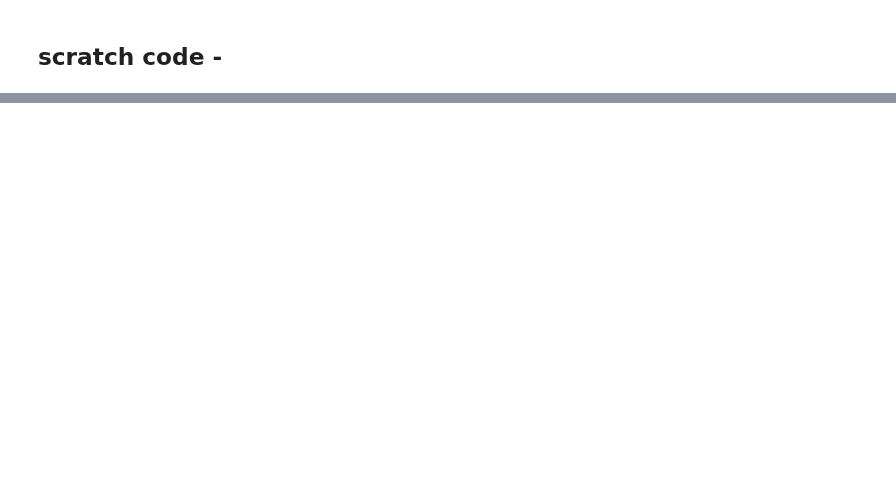
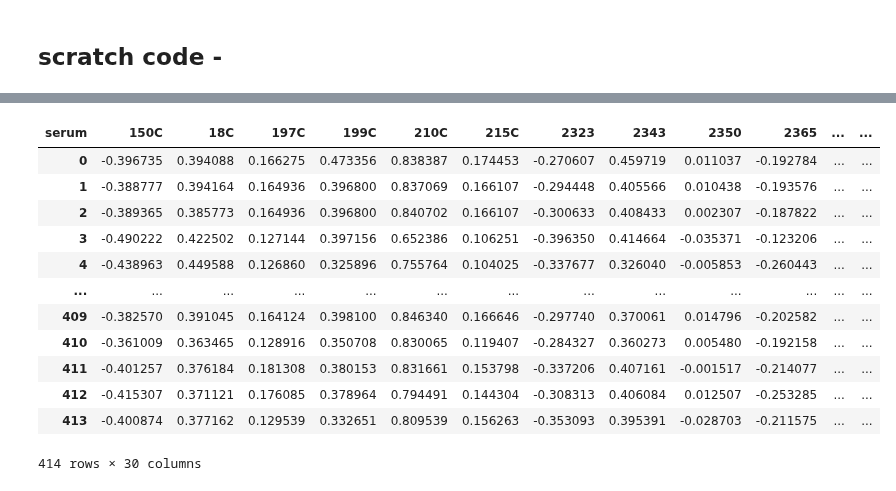
Before and after one commit to sorsinelli/flu_h3_hk19_dms_ic50, a Jupyter notebook: scratch_notebooks/230605_mds-analysis/mds_analysis.ipynb, the cells around one changed output, grey strips where cells are left out. Saved outputs shown, nothing was run; the diff lists cells and outputs as text; code cells hidden in the pictures; blank space fills up the shorter version.

Commit message:
normalize using MinMaxScaler rather than L2 norm and rerun

```diff
--- a/scratch_notebooks/230605_mds-analysis/mds_analysis.ipynb
+++ b/scratch_notebooks/230605_mds-analysis/mds_analysis.ipynb
@@ -554,0 +861,32 @@ mds_and_plot(escape_df, site_or_aa='aa', p=2,
+# %%
+test = escape_df[['serum', 'site', 'sitewise_ic90']].drop_duplicates()
+pivoted_df = (
+    test.assign(metric=lambda x: x['sitewise_ic90']**1)
+    .pivot_table(index='site',
+                 columns='serum',
+                 values='metric',
+                 fill_value=0)
+    # normalize such that each value is between 0 and 1
+    # .transform(lambda x: x / numpy.linalg.norm(x, axis=0))
+)
+
+from sklearn.preprocessing import MinMaxScaler
+scaler = MinMaxScaler(feature_range=(-1, 1))
+
+data_normalized = scaler.fit_transform(pivoted_df.values)
+pivoted_df_normalized = pd.DataFrame(data_normalized, columns=pivoted_df.columns)
+pivoted_df_normalized
+# %% [output]
+| serum | 150C | 18C | 197C | 199C | 210C | 215C | 2323 | 2343 | 2350 | 2365 | ... | ... |
+| 0 | -0.396735 | 0.394088 | 0.166275 | 0.473356 | 0.838387 | 0.174453 | -0.270607 | 0.459719 | 0.011037 | -0.192784 | ... | ... |
+| 1 | -0.388777 | 0.394164 | 0.164936 | 0.396800 | 0.837069 | 0.166107 | -0.294448 | 0.405566 | 0.010438 | -0.193576 | ... | ... |
+| 2 | -0.389365 | 0.385773 | 0.164936 | 0.396800 | 0.840702 | 0.166107 | -0.300633 | 0.408433 | 0.002307 | -0.187822 | ... | ... |
+| 3 | -0.490222 | 0.422502 | 0.127144 | 0.397156 | 0.652386 | 0.106251 | -0.396350 | 0.414664 | -0.035371 | -0.123206 | ... | ... |
+| 4 | -0.438963 | 0.449588 | 0.126860 | 0.325896 | 0.755764 | 0.104025 | -0.337677 | 0.326040 | -0.005853 | -0.260443 | ... | ... |
+| ... | ... | ... | ... | ... | ... | ... | ... | ... | ... | ... | ... | ... |
+| 409 | -0.382570 | 0.391045 | 0.164124 | 0.398100 | 0.846340 | 0.166646 | -0.297740 | 0.370061 | 0.014796 | -0.202582 | ... | ... |
+| 410 | -0.361009 | 0.363465 | 0.128916 | 0.350708 | 0.830065 | 0.119407 | -0.284327 | 0.360273 | 0.005480 | -0.192158 | ... | ... |
+| 411 | -0.401257 | 0.376184 | 0.181308 | 0.380153 | 0.831661 | 0.153798 | -0.337206 | 0.407161 | -0.001517 | -0.214077 | ... | ... |
+| 412 | -0.415307 | 0.371121 | 0.176085 | 0.378964 | 0.794491 | 0.144304 | -0.308313 | 0.406084 | 0.012507 | -0.253285 | ... | ... |
+| 413 | -0.400874 | 0.377162 | 0.129539 | 0.332651 | 0.809539 | 0.156263 | -0.353093 | 0.395391 | -0.028703 | -0.211575 | ... | ... |
+414 rows × 30 columns
```
Also changed, not shown: parts of 51 cells of this notebook.
